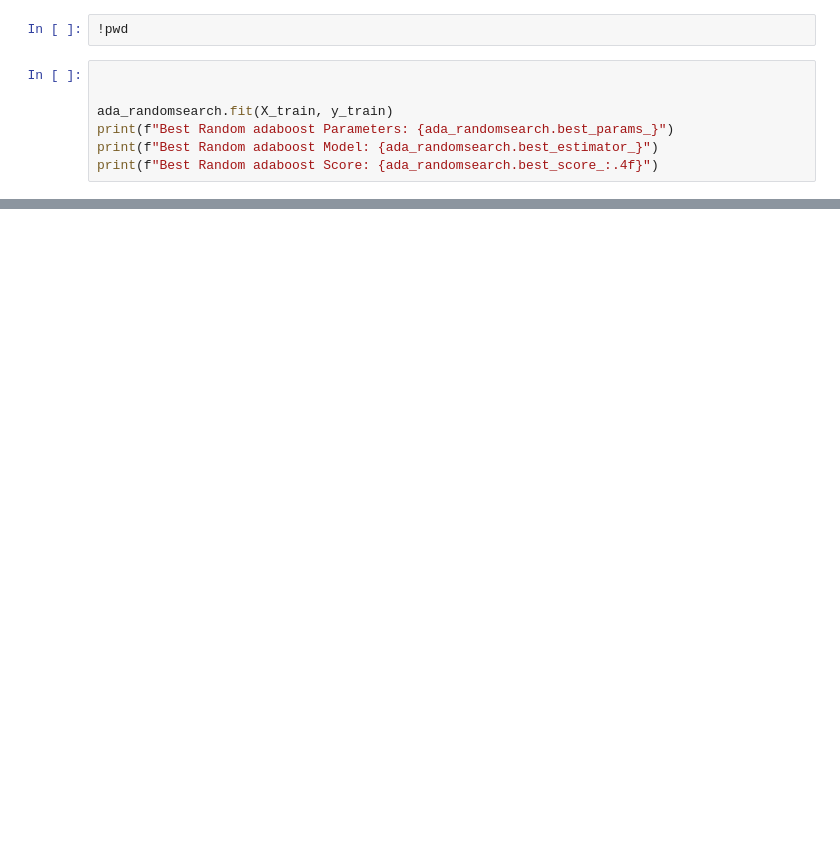
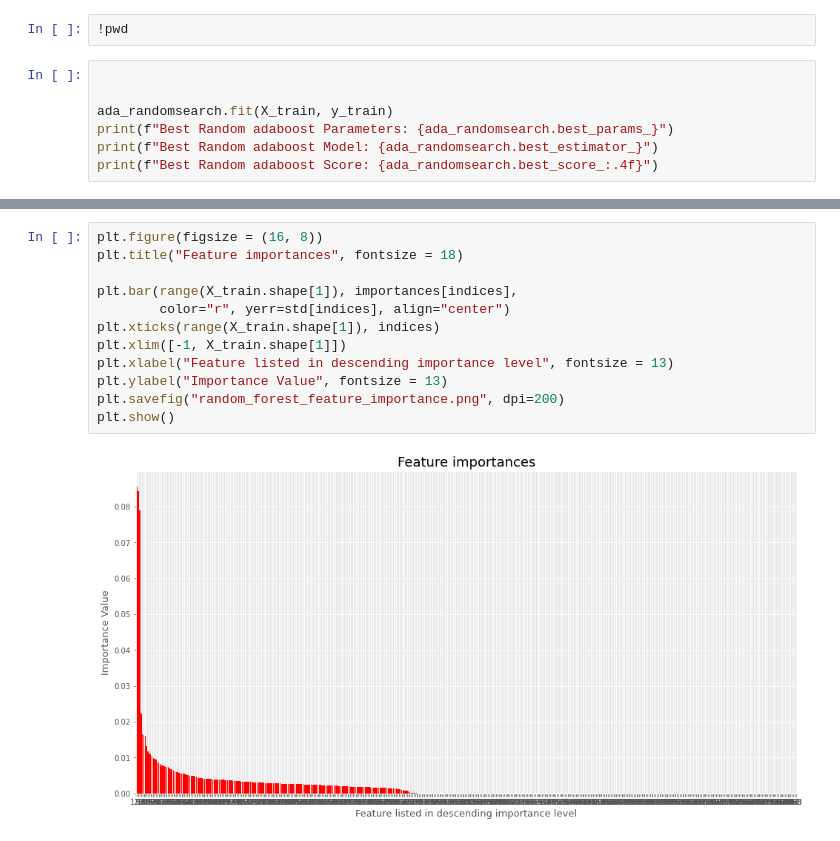
Before and after one commit to Cpizzle1/capstone2, a Jupyter notebook: notebooks/Models.ipynb, the cells around one changed output, grey strips where cells are left out. Cells and saved outputs as stored; diff of their text form; blank space fills up the shorter version.

```diff
--- a/notebooks/Models.ipynb
+++ b/notebooks/Models.ipynb
@@ -422,0 +588,14 @@ print(f"Best Random adaboost Score: {ada_randomsearch.best_score_:.4f}")
+# %%
+plt.figure(figsize = (16, 8))
+plt.title("Feature importances", fontsize = 18)
+
+plt.bar(range(X_train.shape[1]), importances[indices],
+        color="r", yerr=std[indices], align="center")
+plt.xticks(range(X_train.shape[1]), indices)
+plt.xlim([-1, X_train.shape[1]])
+plt.xlabel("Feature listed in descending importance level", fontsize = 13)
+plt.ylabel("Importance Value", fontsize = 13)
+plt.savefig("random_forest_feature_importance.png", dpi=200)
+plt.show()
+# %% [output]
+[figure, added]
```
Also changed, not shown: parts of 26 cells of this notebook.
